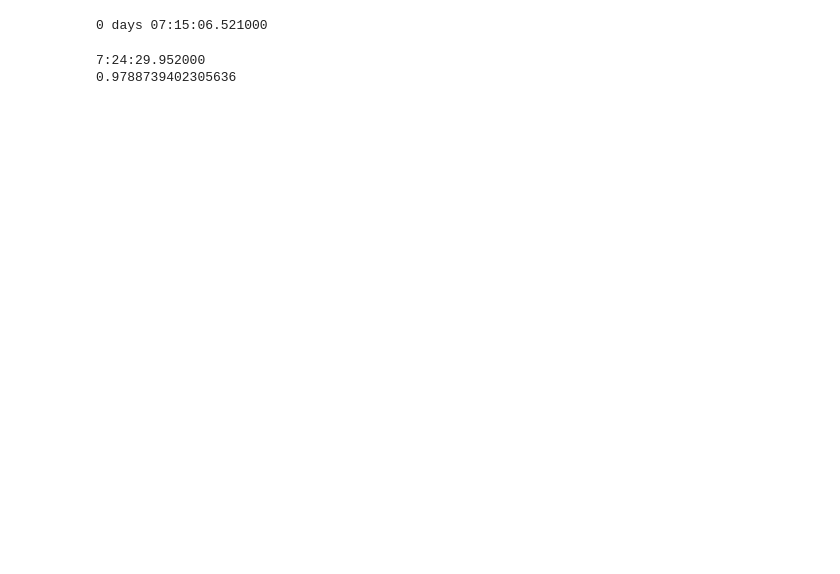
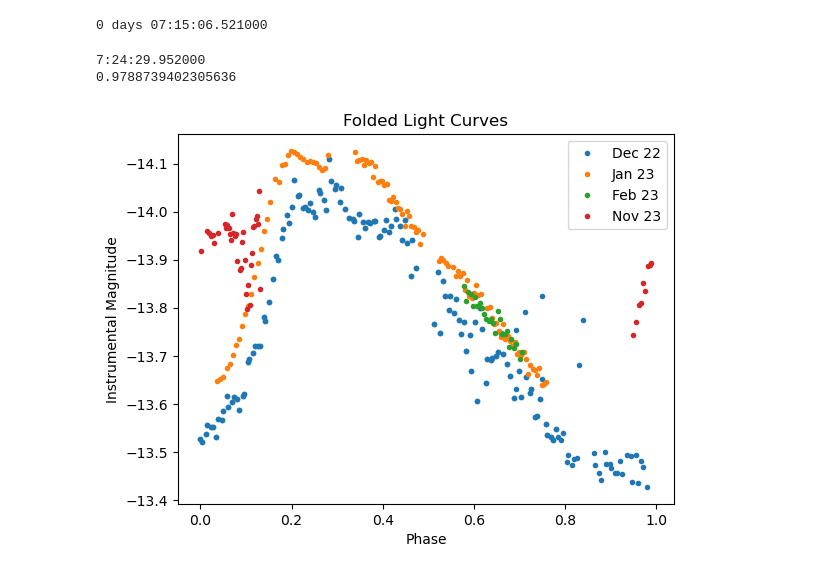
Before and after one commit to milliebutspace/MPhys-Code, a Jupyter notebook: Phase and Folding M.ipynb, the cells around one changed output. Cells and saved outputs as stored; diff of their text form; code cells hidden in the pictures; blank space fills up the shorter version.

```diff
--- a/Phase and Folding M.ipynb
+++ b/Phase and Folding M.ipynb
@@ -166,4 +166,17 @@ for time in pd.to_datetime(df_nov_23[date_time_col]):
     phase = phase - np.floor(phase)
     #append new phase value to an array
     phase_nov_23.append(phase)
+# %%
+plt.plot(phase_dec_22, df_first_obs['corrected_magnitude'], marker='.', ls='None', label='Dec 22')
+plt.plot(phase_jan_23, df_jan_23['corrected_magnitude'], marker='.', ls='None', label='Jan 23')
+plt.plot(phase_feb_23, df_feb_23['corrected_magnitude'], marker='.', ls='None', label='Feb 23')
+plt.plot(phase_nov_23, df_nov_23['corrected_magnitude'],marker='.', ls='None', label='Nov 23')
+plt.gca().invert_yaxis()
+plt.legend()
+plt.title('Folded Light Curves')
+plt.xlabel('Phase')
+plt.ylabel('Instrumental Magnitude')
+plt.show()
+# %% [output]
+[figure, added]
 # %%
```
Also changed, not shown: parts of 2 cells of this notebook, 1 other file.
